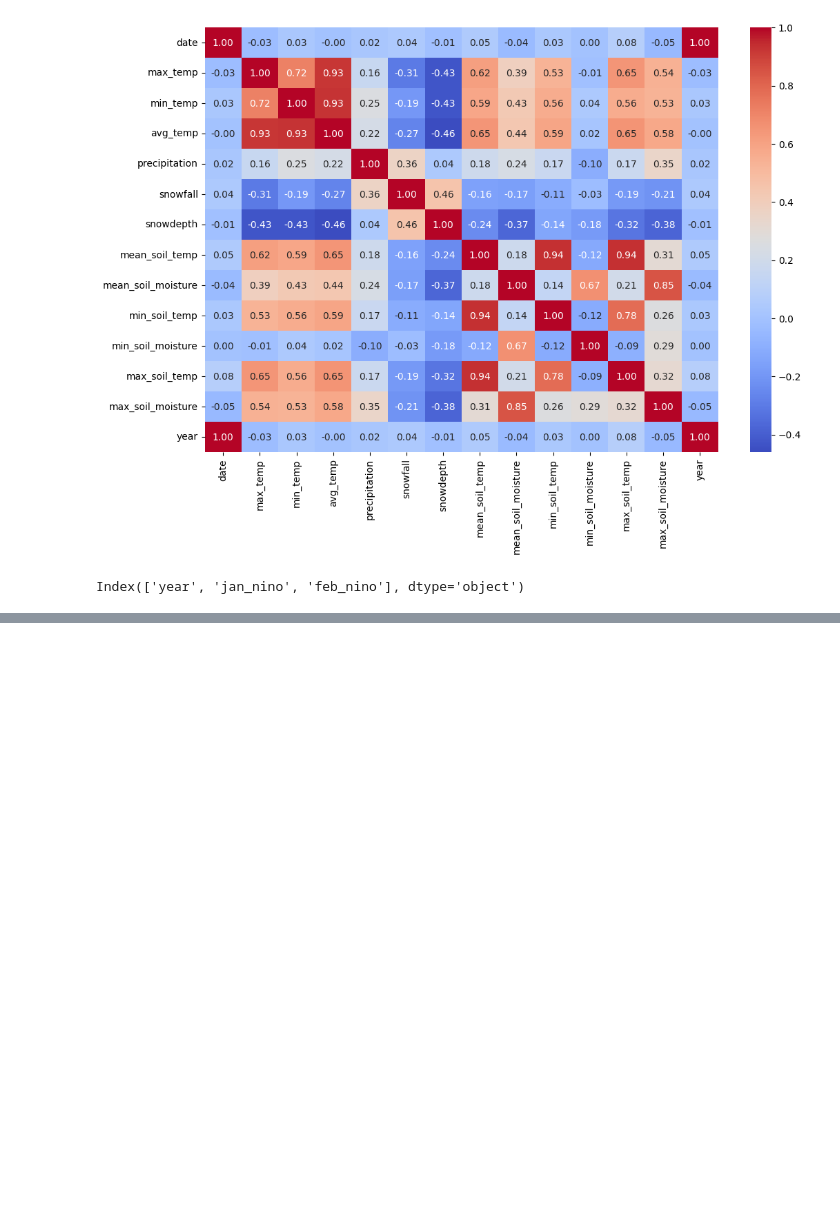
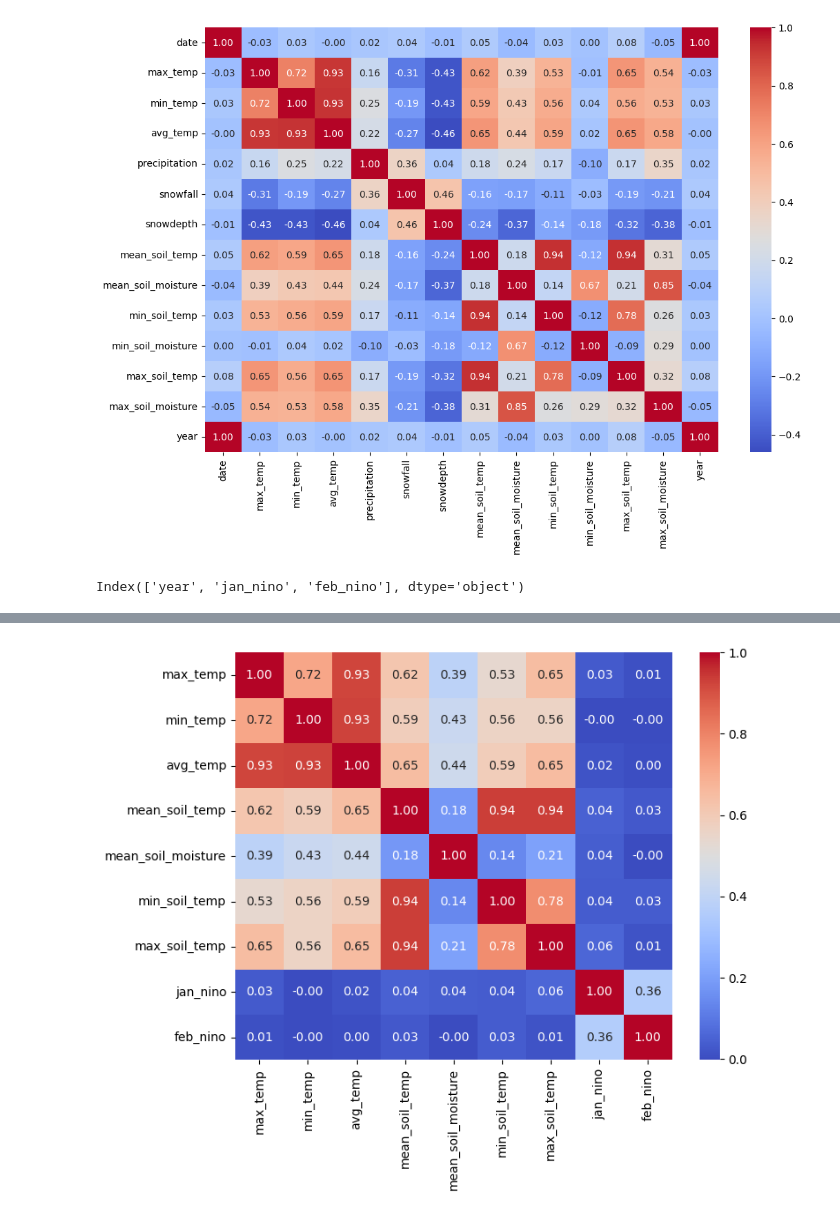
Before and after one commit to bradenkirkpatrick/Machine-Learning-Project-1, a Jupyter notebook: GroundHogProblem.ipynb, the cells around one changed output, grey strips where cells are left out. Drawn from its saved outputs; the diff is of its cells as text; code cells hidden in the pictures; blank space fills up the shorter version.

```diff
--- a/GroundHogProblem.ipynb
+++ b/GroundHogProblem.ipynb
@@ -264,0 +259,3 @@ Index(['year', 'jan_nino', 'feb_nino'], dtype='object')
+# %%
+X_filtered = X_filtered.join(el_nino.set_index("year"), on="year")
+X_filtered
@@ -264,0 +276,12 @@ Index(['year', 'jan_nino', 'feb_nino'], dtype='object')
+# %%
+X_filtered = X_filtered.drop(columns=["date", "year","snowdepth", "snowfall", "precipitation", "max_soil_moisture", "min_soil_moisture"])
+X_filtered = X_filtered.apply(pandas.to_numeric, errors='coerce')
+# %%
+X_filtered.corr()
+plot.figure(figsize=(8, 6))
+seaborn.heatmap(X_filtered.corr(), annot=True, fmt=".2f", cmap='coolwarm')
+plot.xticks(fontsize=10)
+plot.yticks(fontsize=10)
+plot.show()
+# %% [output]
+[figure, added]
```
Also changed, not shown: parts of 9 cells of this notebook, 1 other file.
